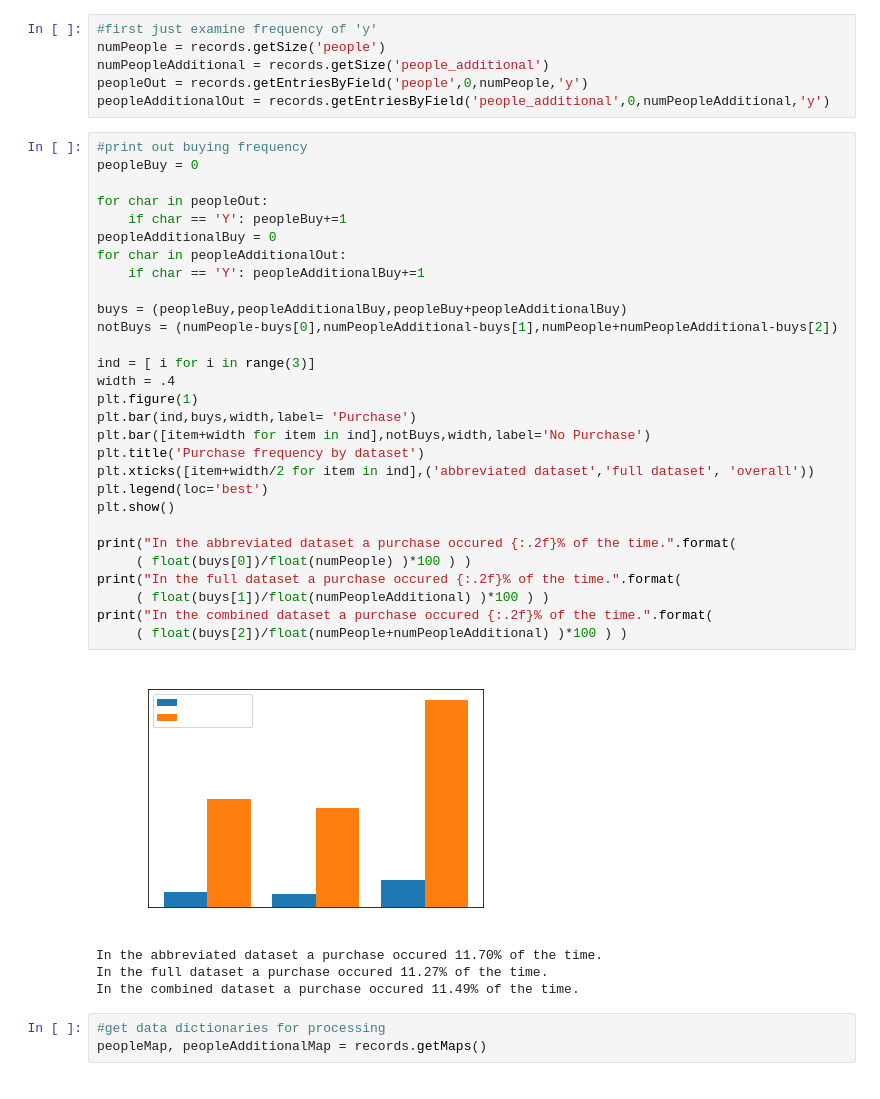
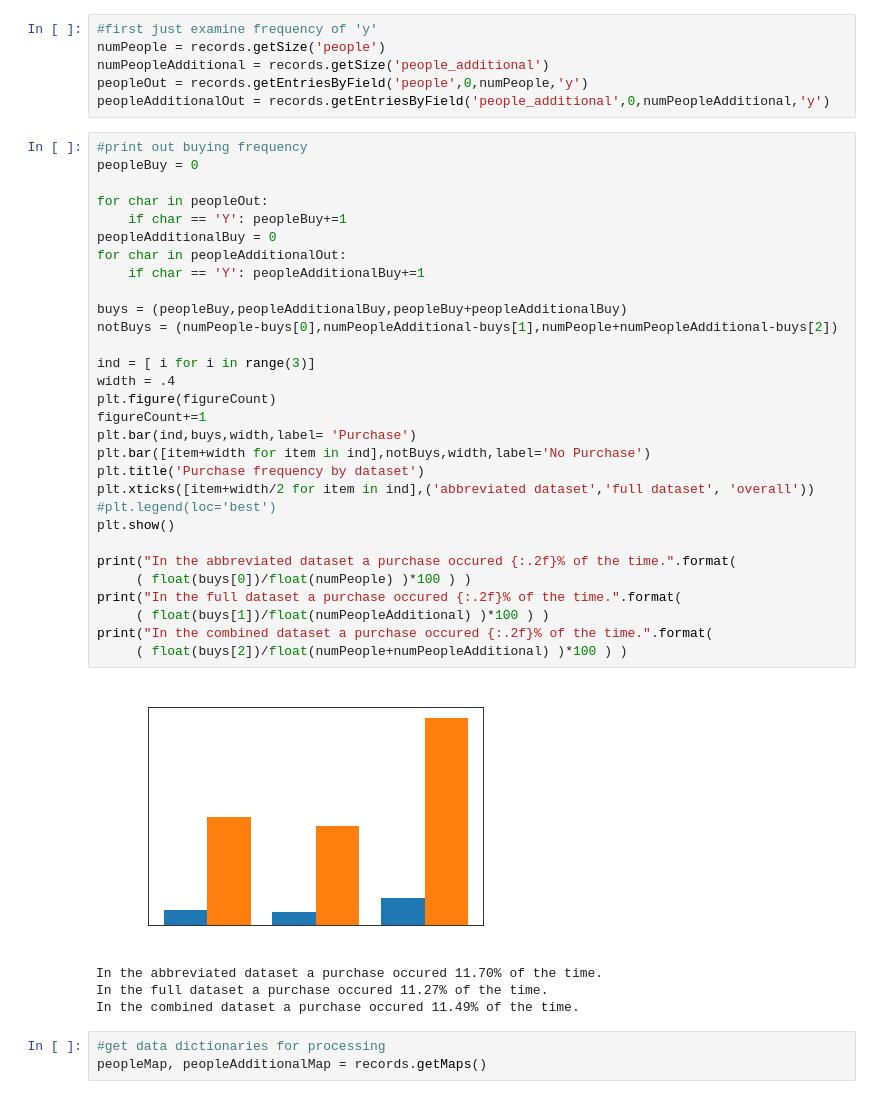
Before and after one commit to jakeypakey/telemarket_data, a Jupyter notebook: data_visualize_info.ipynb, the cells around one changed output. Drawn from its saved outputs; the diff is of its cells as text.

```diff
--- a/data_visualize_info.ipynb
+++ b/data_visualize_info.ipynb
@@ -61,34 +62,35 @@ peopleAdditionalOut = records.getEntriesByField('people_additional',0,numPeopleA
 # %%
 #print out buying frequency
 peopleBuy = 0
 
 for char in peopleOut:
     if char == 'Y': peopleBuy+=1
 peopleAdditionalBuy = 0
 for char in peopleAdditionalOut:
     if char == 'Y': peopleAdditionalBuy+=1
 
 buys = (peopleBuy,peopleAdditionalBuy,peopleBuy+peopleAdditionalBuy)
 notBuys = (numPeople-buys[0],numPeopleAdditional-buys[1],numPeople+numPeopleAdditional-buys[2])
 
 ind = [ i for i in range(3)]
 width = .4
-plt.figure(1)
+plt.figure(figureCount)
+figureCount+=1
 plt.bar(ind,buys,width,label= 'Purchase')
 plt.bar([item+width for item in ind],notBuys,width,label='No Purchase')
 plt.title('Purchase frequency by dataset')
 plt.xticks([item+width/2 for item in ind],('abbreviated dataset','full dataset', 'overall'))
-plt.legend(loc='best')
+#plt.legend(loc='best')
 plt.show()
 
 print("In the abbreviated dataset a purchase occured {:.2f}% of the time.".format(
      ( float(buys[0])/float(numPeople) )*100 ) )
 print("In the full dataset a purchase occured {:.2f}% of the time.".format(
      ( float(buys[1])/float(numPeopleAdditional) )*100 ) )
 print("In the combined dataset a purchase occured {:.2f}% of the time.".format(
      ( float(buys[2])/float(numPeople+numPeopleAdditional) )*100 ) )
 # %% [output]
-[figure, old version]
+[figure, new version]
 In the abbreviated dataset a purchase occured 11.70% of the time.
 In the full dataset a purchase occured 11.27% of the time.
 In the combined dataset a purchase occured 11.49% of the time.
```
Also changed, not shown: parts of 6 cells of this notebook, 1 other file.
